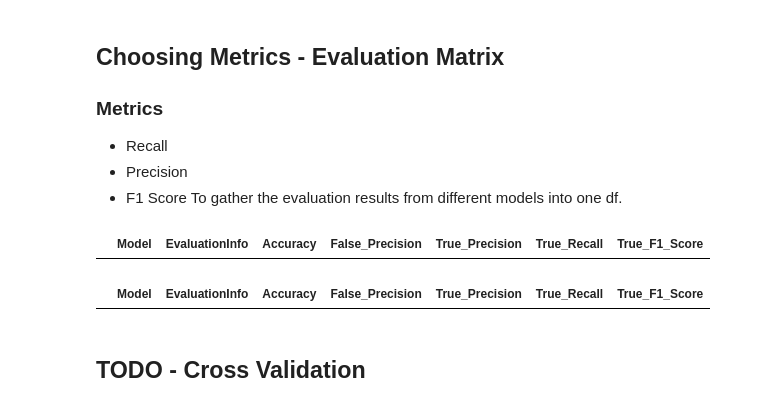
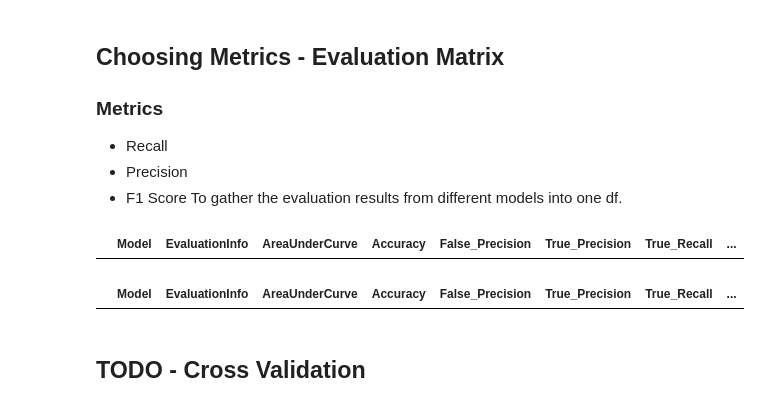
Before and after one commit to NightingaleV/4iz566-python-group-project, a Jupyter notebook: classification-model.ipynb, the cells around one changed output. Cells and saved outputs as stored; diff of their text form; code cells hidden in the pictures.

```diff
--- a/classification-model.ipynb
+++ b/classification-model.ipynb
@@ -265,16 +260,17 @@ from sklearn.metrics import accuracy_score, recall_score, precision_score, fbeta
 # %%
 evaluation_matrix_columns = ['Model',
                              'EvaluationInfo',
+                             'AreaUnderCurve',
                              'Accuracy',
                              'False_Precision',
                              'True_Precision',
                              'True_Recall',
                              'True_F1_Score']
 
 evaluation_matrix = pd.DataFrame(columns = evaluation_matrix_columns)
 evaluation_matrix
 # %% [output]
-|  | Model | EvaluationInfo | Accuracy | False_Precision | True_Precision | True_Recall | True_F1_Score |
+|  | Model | EvaluationInfo | AreaUnderCurve | Accuracy | False_Precision | True_Precision | True_Recall | ... |
 # %%
 # Evaluate Model and Add results to the matrix
 def evaluate_model(model, y_test, y_pred, evaluation_info=''):
@@ -297,6 +302,6 @@ def evaluate_model(model, y_test, y_pred, evaluation_info=''):
 # %%
 evaluation_matrix
 # %% [output]
-|  | Model | EvaluationInfo | Accuracy | False_Precision | True_Precision | True_Recall | True_F1_Score |
+|  | Model | EvaluationInfo | AreaUnderCurve | Accuracy | False_Precision | True_Precision | True_Recall | ... |
 # %% [markdown]
 ## TODO - Cross Validation
```
Also changed, not shown: parts of 57 cells of this notebook, 1 other file.
